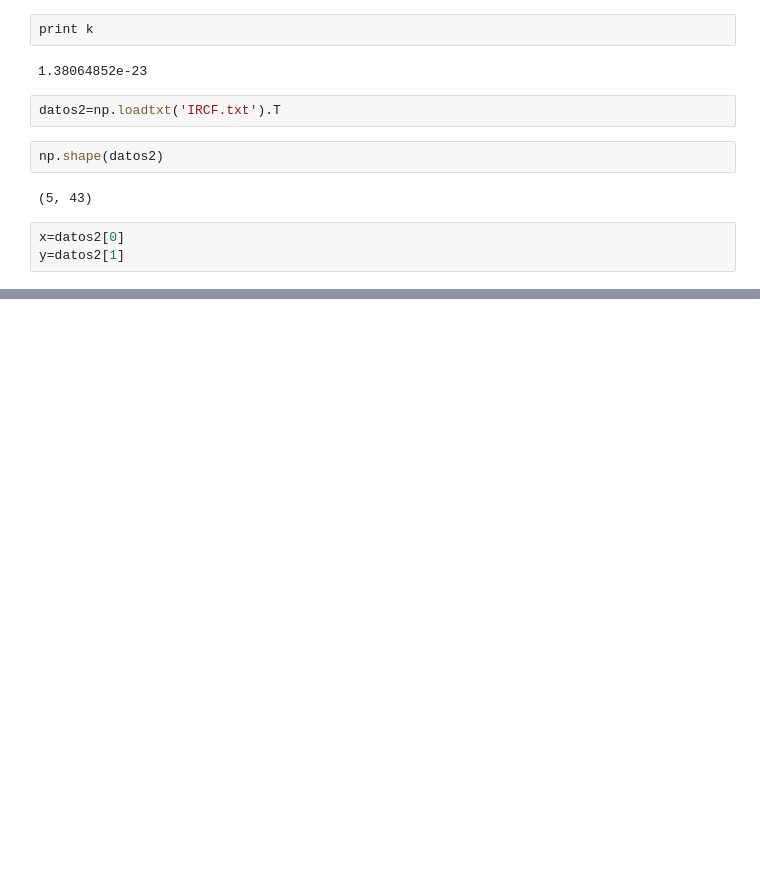
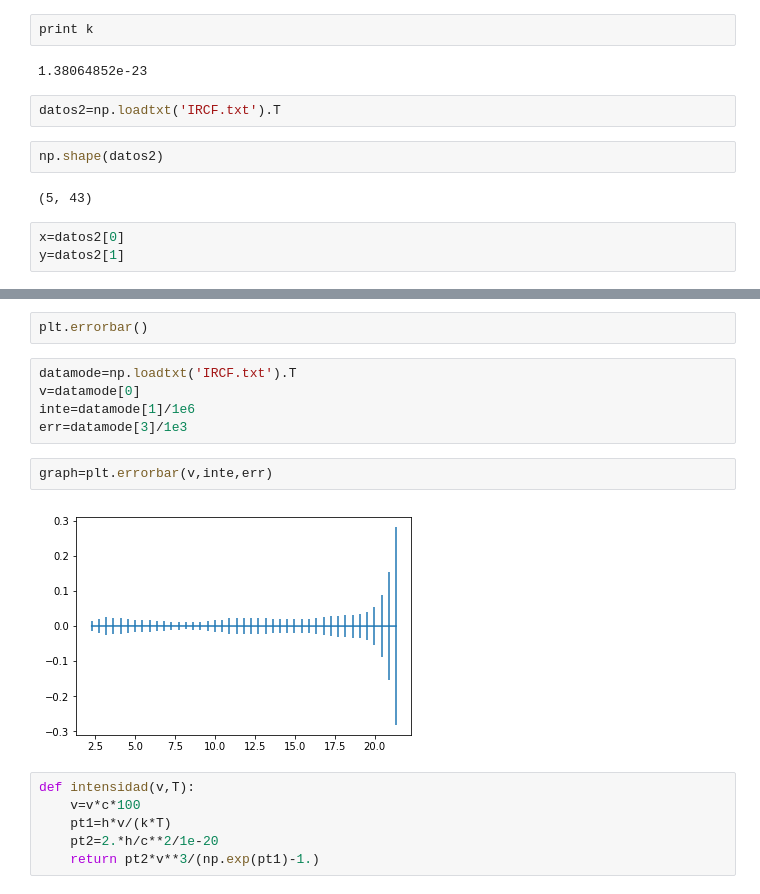
Before and after one commit to DCI-alxogm/pb2018-saulsierra18, a Jupyter notebook: semana15/Fibras.ipynb, the cells around one changed output, grey strips where cells are left out. Saved outputs shown, nothing was run; the diff lists cells and outputs as text; blank space fills up the shorter version.

```diff
--- a/semana15/Fibras.ipynb
+++ b/semana15/Fibras.ipynb
@@ -46,0 +48,17 @@ grafica=plt.scatter(x,y,color='r')
+# %%
+plt.errorbar()
+# %%
+datamode=np.loadtxt('IRCF.txt').T
+v=datamode[0]
+inte=datamode[1]/1e6
+err=datamode[3]/1e3
+# %%
+graph=plt.errorbar(v,inte,err)
+# %% [output]
+[figure, added]
+# %%
+def intensidad(v,T):
+    v=v*c*100
+    pt1=h*v/(k*T)
+    pt2=2.*h/c**2/1e-20
+    return pt2*v**3/(np.exp(pt1)-1.)
```
Also changed, not shown: parts of 3 cells of this notebook, 1 other file.
